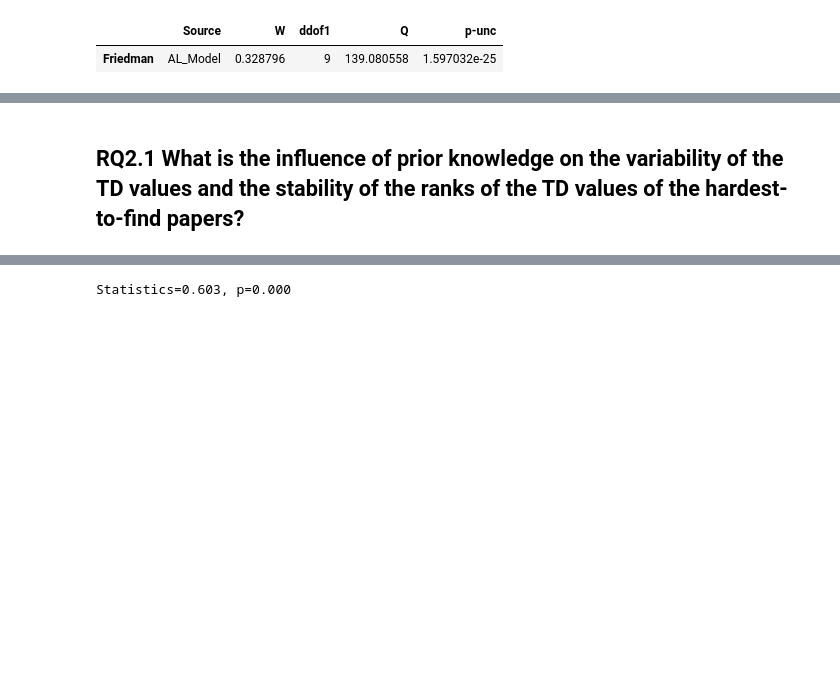
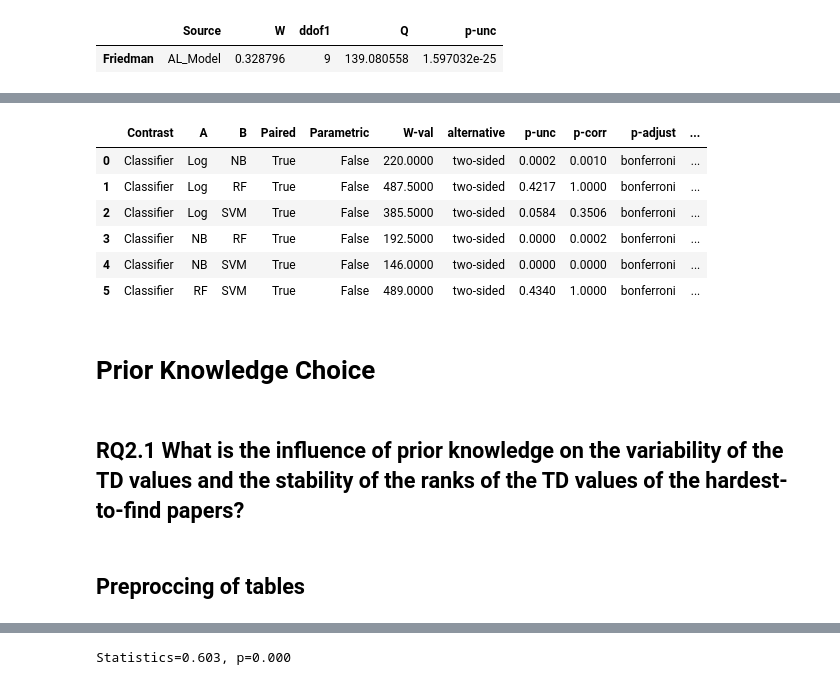
Before and after one commit to FioByr/hard_to_find_papers_project, a Jupyter notebook: Analysis_Notebook.ipynb, the cells around one changed output, grey strips where cells are left out. Drawn from its saved outputs; the diff is of its cells as text; code cells hidden in the pictures; blank space fills up the shorter version.

```diff
--- a/Analysis_Notebook.ipynb
+++ b/Analysis_Notebook.ipynb
@@ -363,2 +380,17 @@ print(p_values_df)
+# %%
+# post-hoc test - pairwise comparisons - Wilcoxon signed-rank test
+pg.pairwise_tests(data=long_data, dv="TD_Value", within="Classifier",
+                             subject="Record ID", parametric=False, padjust="bonferroni",
+                             effsize="hedges")
+# %% [output]
+|  | Contrast | A | B | Paired | Parametric | W-val | alternative | p-unc | p-corr | p-adjust | ... |
+| 0 | Classifier | Log | NB | True | False | 220.0000 | two-sided | 0.0002 | 0.0010 | bonferroni | ... |
+| 1 | Classifier | Log | RF | True | False | 487.5000 | two-sided | 0.4217 | 1.0000 | bonferroni | ... |
+| 2 | Classifier | Log | SVM | True | False | 385.5000 | two-sided | 0.0584 | 0.3506 | bonferroni | ... |
+| 3 | Classifier | NB | RF | True | False | 192.5000 | two-sided | 0.0000 | 0.0002 | bonferroni | ... |
+| 4 | Classifier | NB | SVM | True | False | 146.0000 | two-sided | 0.0000 | 0.0000 | bonferroni | ... |
+| 5 | Classifier | RF | SVM | True | False | 489.0000 | two-sided | 0.4340 | 1.0000 | bonferroni | ... |
+# %% [markdown]
+# Prior Knowledge Choice
 # %% [markdown]
 ## RQ2.1 What is the influence of prior knowledge on the variability of the TD values and the stability of the ranks of the TD values of the hardest-to-find papers?
@@ -367 +397,3 @@ os.chdir("C:/Users/fionn/Documents/hard_to_find_papers_project/simulation_folder
+# %% [markdown]
+## Preproccing of tables
 # %%
```
Also changed, not shown: parts of 61 cells of this notebook, 19 other files.
